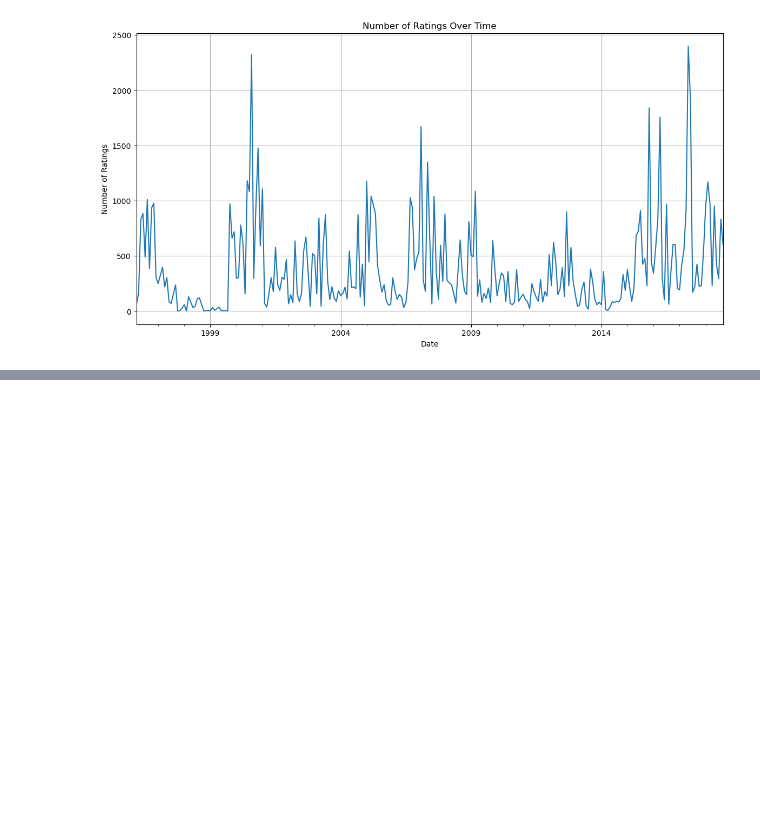
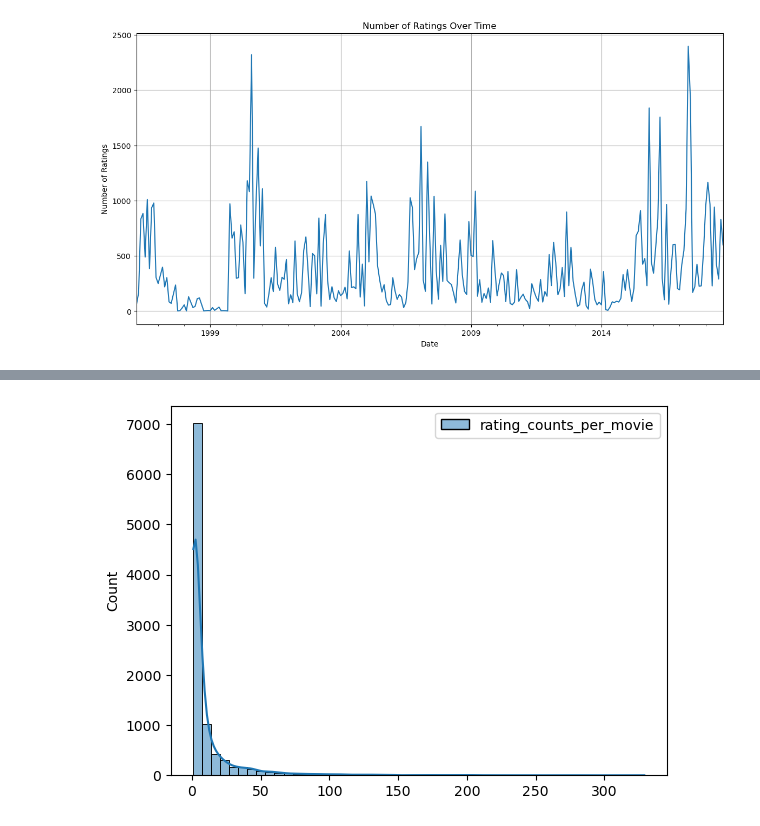
Before and after one commit to callmeeric5/Epita_AIS, a Jupyter notebook: Recommend_System/notebook/movielens-eda.ipynb, the cells around one changed output, grey strips where cells are left out. Saved outputs shown, nothing was run; the diff lists cells and outputs as text; code cells hidden in the pictures; blank space fills up the shorter version.

```diff
--- a/Recommend_System/notebook/movielens-eda.ipynb
+++ b/Recommend_System/notebook/movielens-eda.ipynb
@@ -175,0 +285,5 @@ plt.show()
+# %%
+movie_rating_count = merged_df.groupby("movieId")["rating"].count()
+mvc_df = pd.DataFrame(movie_rating_count)
+mvc_df.rename(columns={"rating": "rating_counts_per_movie"}, inplace=True)
+mvc_df.describe()
@@ -175,0 +300,5 @@ plt.show()
+# %%
+sns.histplot(mvc_df, bins=50, kde=True)
+plt.show()
+# %% [output]
+[figure, added]
```
Also changed, not shown: parts of 10 cells of this notebook.
